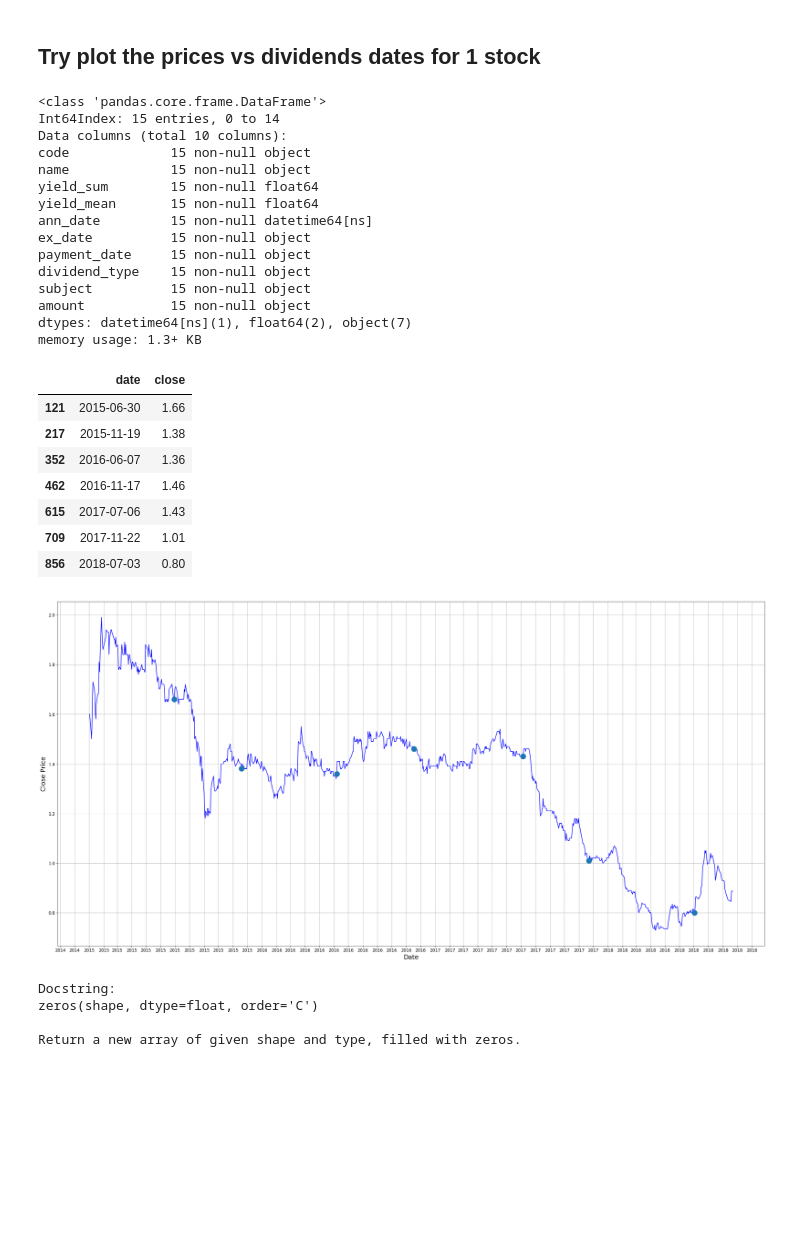
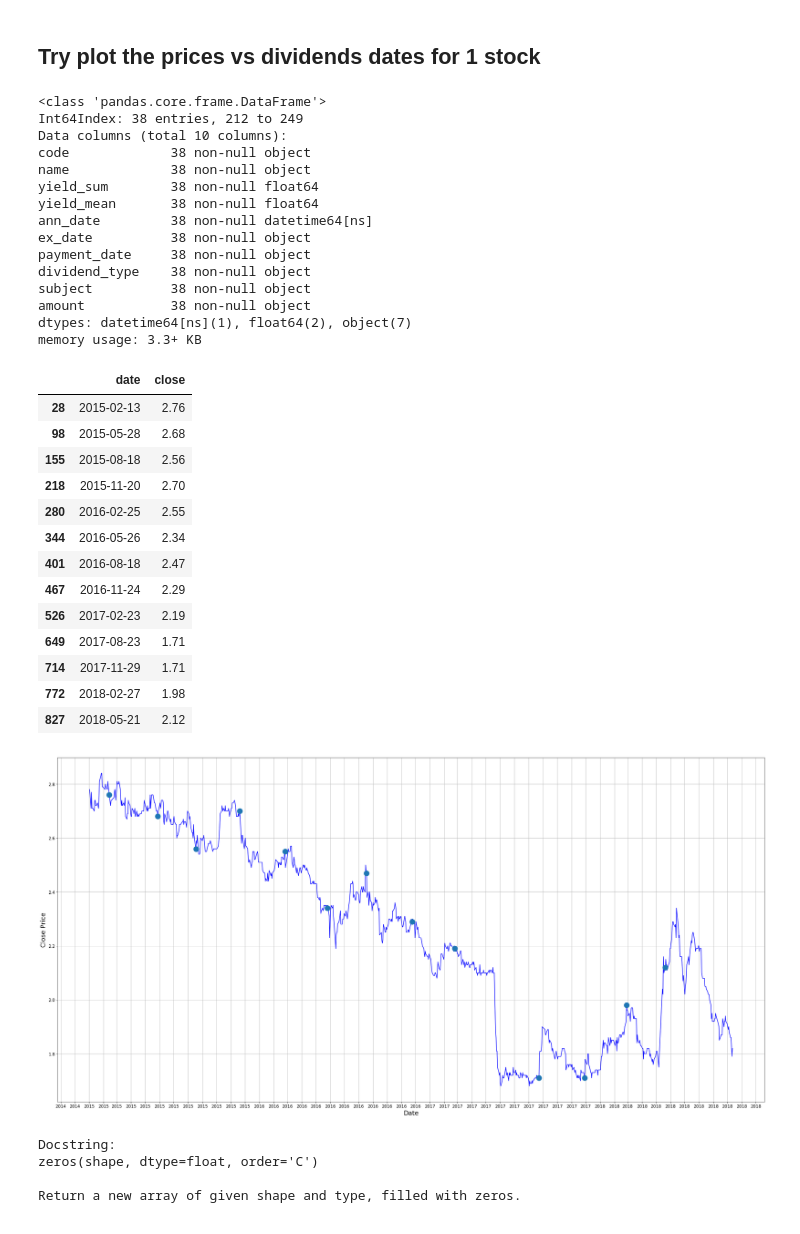
Before and after one commit to mengwangk/ai-playground, a Jupyter notebook: notebook/KLSE_dividends_trends_4.ipynb, the cells around one changed output. Cells and saved outputs as stored; diff of their text form; code cells hidden in the pictures; blank space fills up the shorter version.

```diff
--- a/notebook/KLSE_dividends_trends_4.ipynb
+++ b/notebook/KLSE_dividends_trends_4.ipynb
@@ -114,64 +114,71 @@ df_stocks_dividends.head(50)
 # %% [markdown]
 ## Try plot the prices vs dividends dates for 1 stock
 # %%
-#!cat ../dataset/5191.csv
+#!cat ../dataset/prices/5272.csv
 
 ## Get the prices
-df_prices = pd.read_csv('../dataset/5191.csv')
+CODE="3859"
+df_prices = pd.read_csv('../dataset/prices/{}.csv'.format(CODE))
 df_prices['date'] = pd.to_datetime(df_prices['date'])
 df_prices.rename(index=str, columns={'price': 'close'}, inplace=True)
 df_prices.sort_values(['date'], ascending=True, inplace=True)
 df_prices.reset_index(drop=True, inplace=True)   # Reset the index starting from 1
 #display(df_prices)
 # df_prices.info()
 
 ## Select 2015 and above for the dividends dates
-df_stock = df_stocks_dividends.loc[df_stocks_dividends['code']=='5191']
+df_stock = df_stocks_dividends.loc[df_stocks_dividends['code']==CODE]
 df_stock.info()
 df_marker_prices = df_prices.loc[df_prices['date'].isin(df_stock['ann_date'])][['date','close']] #.set_index(['date'])
 display(df_marker_prices)
 
 
 plt.figure(figsize = (36,18))
 #plt.plot(range(df_prices.shape[0]),df_prices['close'])
 #plt.xticks(range(0,df_prices.shape[0],50),df_prices['date'].loc[::50],rotation=45)
 plt.gca().xaxis.set_major_locator(mdates.MonthLocator(interval=1))
 plt.plot_date(df_prices['date'], df_prices['close'], 'b-')
 plt.plot_date(df_marker_prices['date'], df_marker_prices['close'], marker='o', markersize=15, linewidth=15)
 plt.xlabel('Date',fontsize=18)
 plt.ylabel('Close Price',fontsize=18)
 plt.grid(True)
 
 
 # Plot marker
 # df_marker_prices.plot_date(x='date', y='close')
 
 plt.show()
 # %% [output]
 <class 'pandas.core.frame.DataFrame'>
-Int64Index: 15 entries, 0 to 14
+Int64Index: 38 entries, 212 to 249
 Data columns (total 10 columns):
-code             15 non-null object
-name             15 non-null object
-yield_sum        15 non-null float64
-yield_mean       15 non-null float64
-ann_date         15 non-null datetime64[ns]
-ex_date          15 non-null object
-payment_date     15 non-null object
-dividend_type    15 non-null object
-subject          15 non-null object
-amount           15 non-null object
+code             38 non-null object
+name             38 non-null object
+yield_sum        38 non-null float64
+yield_mean       38 non-null float64
+ann_date         38 non-null datetime64[ns]
+ex_date          38 non-null object
+payment_date     38 non-null object
+dividend_type    38 non-null object
+subject          38 non-null object
+amount           38 non-null object
 dtypes: datetime64[ns](1), float64(2), object(7)
-memory usage: 1.3+ KB
+memory usage: 3.3+ KB
 |  | date | close |
-| 121 | 2015-06-30 | 1.66 |
-| 217 | 2015-11-19 | 1.38 |
-| 352 | 2016-06-07 | 1.36 |
-| 462 | 2016-11-17 | 1.46 |
-| 615 | 2017-07-06 | 1.43 |
-| 709 | 2017-11-22 | 1.01 |
-| 856 | 2018-07-03 | 0.80 |
+| 28 | 2015-02-13 | 2.76 |
+| 98 | 2015-05-28 | 2.68 |
+| 155 | 2015-08-18 | 2.56 |
+| 218 | 2015-11-20 | 2.70 |
+| 280 | 2016-02-25 | 2.55 |
+| 344 | 2016-05-26 | 2.34 |
+| 401 | 2016-08-18 | 2.47 |
+| 467 | 2016-11-24 | 2.29 |
+| 526 | 2017-02-23 | 2.19 |
+| 649 | 2017-08-23 | 1.71 |
+| 714 | 2017-11-29 | 1.71 |
+| 772 | 2018-02-27 | 1.98 |
+| 827 | 2018-05-21 | 2.12 |
-[figure, old version]
+[figure, new version]
 # %%
 np.zeros?
 # %% [output]
```
Also changed, not shown: 3 other files.
